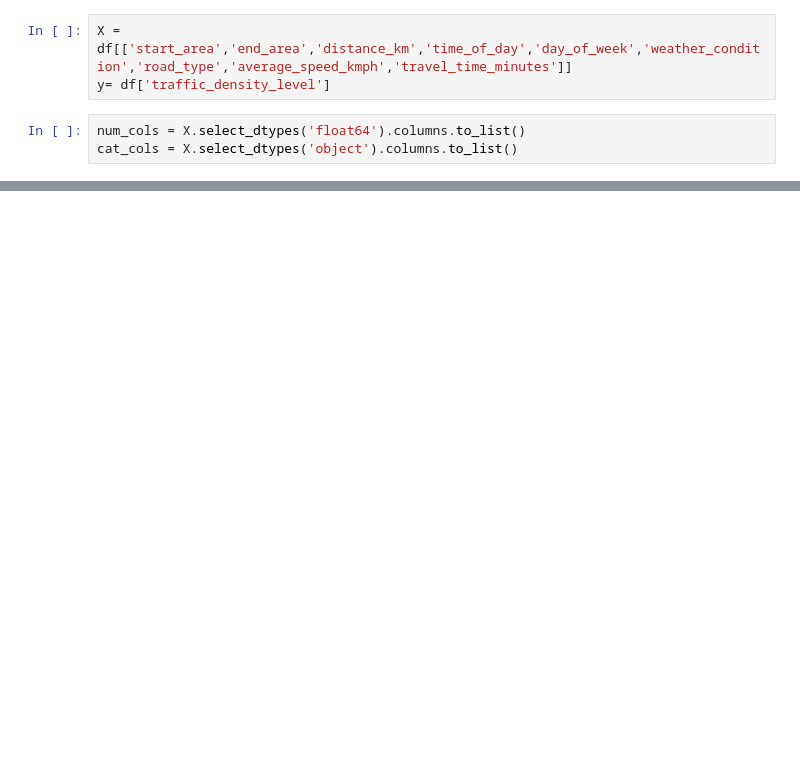
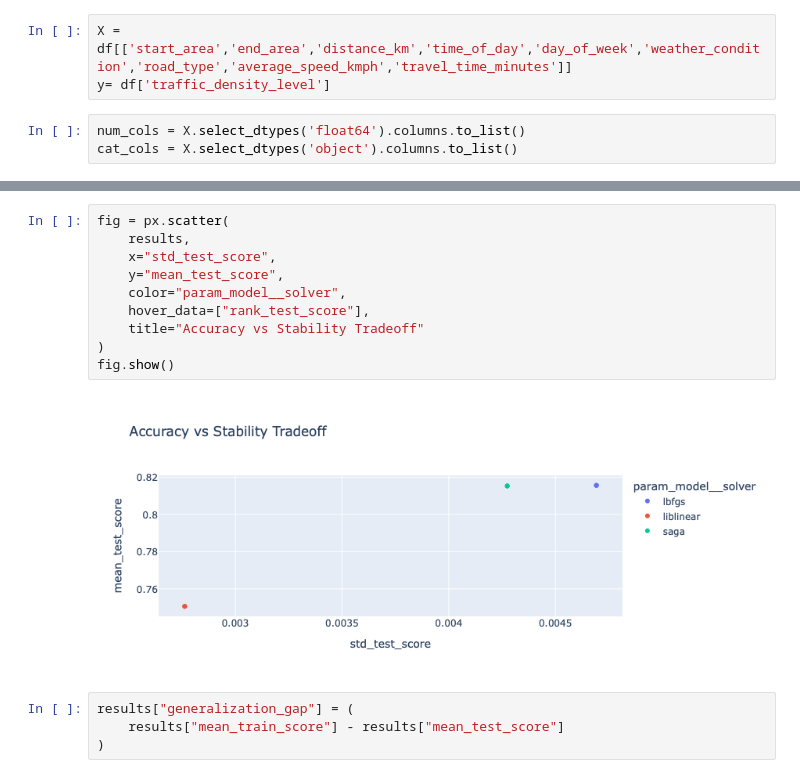
Before and after one commit to vaniarya/Smart_Traffic_Management_System, a Jupyter notebook: Project_notebook.ipynb, the cells around one changed output, grey strips where cells are left out. Cells and saved outputs as stored; diff of their text form; blank space fills up the shorter version.

```diff
--- a/Project_notebook.ipynb
+++ b/Project_notebook.ipynb
@@ -147,0 +206,16 @@ preprocess = ColumnTransformer([
+# %%
+fig = px.scatter(
+    results,
+    x="std_test_score",
+    y="mean_test_score",
+    color="param_model__solver",
+    hover_data=["rank_test_score"],
+    title="Accuracy vs Stability Tradeoff"
+)
+fig.show()
+# %% [output]
+[figure, added]
+# %%
+results["generalization_gap"] = (
+    results["mean_train_score"] - results["mean_test_score"]
+)
```
Also changed, not shown: parts of 14 cells of this notebook.
